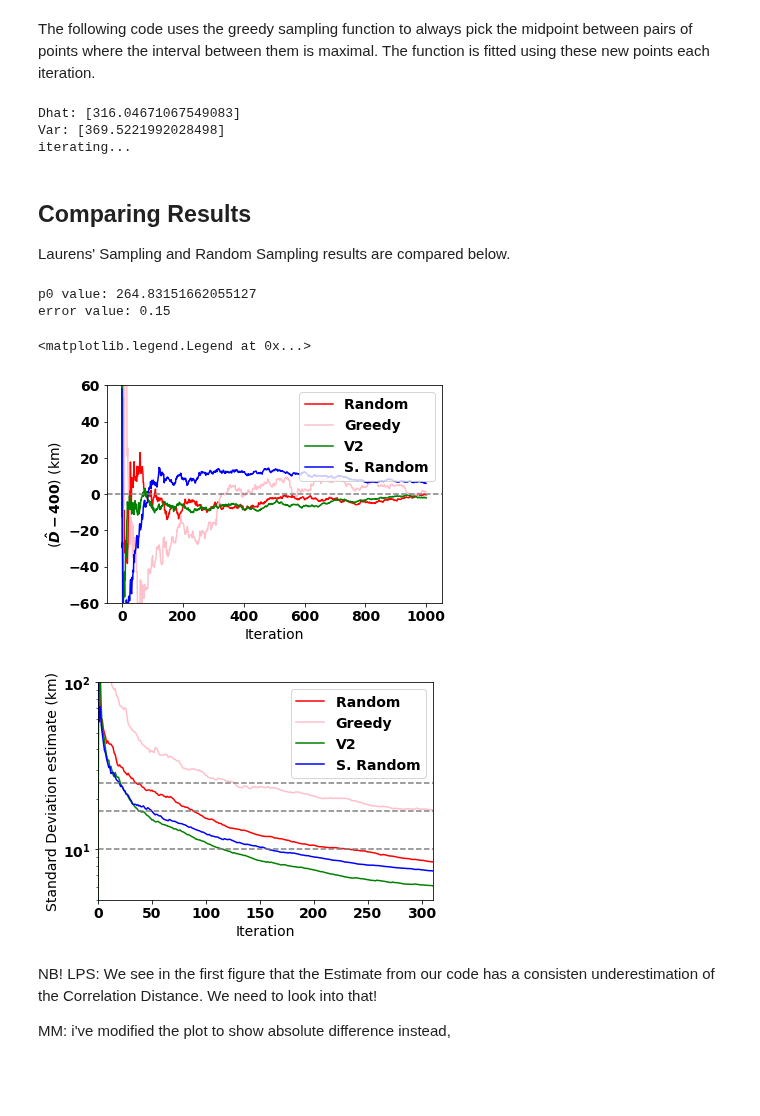
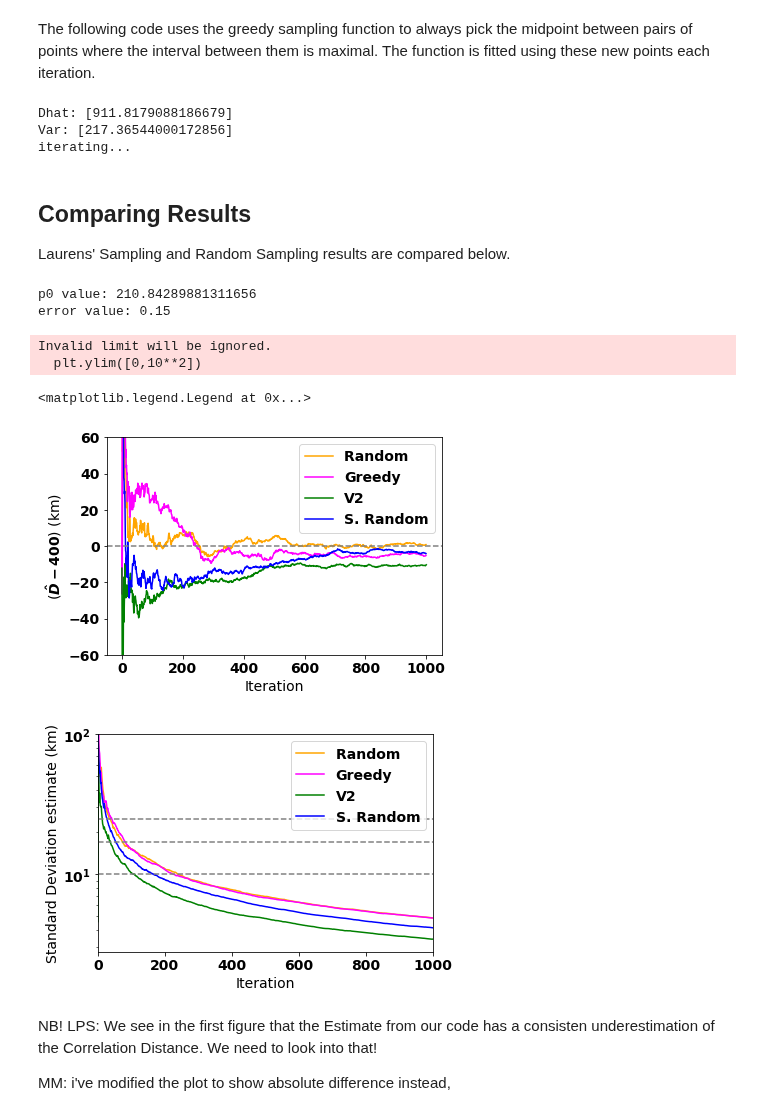
Before and after one commit to mustafa-majid-uu/curvefit_sampling, a Jupyter notebook: sampling_v2.ipynb, the cells around one changed output. Drawn from its saved outputs; the diff is of its cells as text; code cells hidden in the pictures; blank space fills up the shorter version.

Commit message:
equalized samples taken per iteration

```diff
--- a/sampling_v2.ipynb
+++ b/sampling_v2.ipynb
@@ -120,10 +120,11 @@ cov_arr_rnd = [] #store covariance estiamte per sampling iteration
 LowerBound = 100
 UpperBound = MaxDistance#4000
 xR , yR = [],[]
+m = 4 #no. of samples per iteration
 #generate random samples, with sample size "n" equal to each iteration number
 for i in range(0,iterations):
     sample_size.append(i)   #this list will be used as the x-axis in the plots, and it should start from sample size = 2
-    pair =  generate_random_samples(4,LowerBound,MaxDistance,e)     #generate i samples, with each distance value being within the range given, and st. error = e
+    pair =  generate_random_samples(m,LowerBound,MaxDistance,e)     #generate i samples, with each distance value being within the range given, and st. error = e
     xR.extend(pair[0])
     yR.extend(pair[1])
 
@@ -315,8 +316,8 @@ def samplechoice(lb,ub,numpoints):#calculate points and randomness range
     step = (ub - lb) / numpoints
 
     pts = [(lb+i*step) for i in range(0,numpoints)]
-    randrange = (ub-lb)/numpoints
-    print(pts,randrange)
+    randrange = (ub-lb)/(numpoints)
+
     return(pts,randrange)
 
 #np.#random.seed(8)
@@ -326,9 +327,8 @@ cov_arr3 = []
 x3 = []
 y3 = []
 
-
 i_arr3 = []  #used as x axis to plot iteration number. the loop will start from iteration no. 1(not 0) and the list will be updated each time.
-pts, randrange = samplechoice(LowerBound,MaxDistance,4) #generate ten equidistant points with some noise range for randomness
+pts, randrange = samplechoice(LowerBound,MaxDistance,m) #generate ten equidistant points with some noise range for randomness
 
 #each iteration add some noise to the points generated above to create stochastic jitter
 for i in range(0,iterations):
@@ -390,37 +390,36 @@ Dhat_greedy = []
 Var_greedy = []
 #begin with first two samples as the bounds of the range and fit function
 bounds = [100,MaxDistance]
-greedy_d = [bounds[0]]
-greedy_rho = [generate_value(bounds[0],e)]
-greedy_d.append(bounds[1])
-greedy_rho.append(generate_value(bounds[1],e))
-params, covs = optimize.curve_fit(cordist, xdata = greedy_d, ydata = greedy_rho, p0=rp0)
+xG = [bounds[0]]
+yG = [generate_value(bounds[0],e)]
+xG.append(bounds[1])
+yG.append(generate_value(bounds[1],e))
+params, covs = optimize.curve_fit(cordist, xdata = xG, ydata = yG, p0=rp0)
 Dhat_greedy.append(params[0])
 Var_greedy.append(sqrt(covs[0][0]))
-print("Dhat:",Dhat_greedy)
-print("Var:",Var_greedy)
-print("iterating...")
 
 i_arr2 = [0] #used as x-axis for plot
-get_d = greedy_sampling(greedy_d)
+get_d = greedy_sampling(xG)
 for i in range(1,iterations):
     i_arr2.append(i)
 
-    midp = next(get_d)
-    midrho = generate_value(midp,e)
-    greedy_d.append(midp)
-    greedy_rho.append(midrho)
+
+    for j in range(0,m):
+        midp = next(get_d)
+        midrho = generate_value(midp,e)
+        xG.append(midp)
+        yG.append(midrho)
     #print(greedy_d)
 
-    params, covs = optimize.curve_fit(cordist, xdata = greedy_d, ydata = greedy_rho, p0=rp0)
+    params, covs = optimize.curve_fit(cordist, xdata = xG, ydata = yG, p0=rp0)
     Dhat_greedy.append(params[0])
     Var_greedy.append(sqrt(covs[0][0]))
     #print("Dhat:",Dhat_greedy)
     #print("Var:",Var_greedy)
     #print()
 # %% [output]
-Dhat: [316.04671067549083]
-Var: [369.5221992028498]
+Dhat: [911.8179088186679]
+Var: [217.36544000172856]
 iterating...
 # %% [markdown]
 <h2>Comparing Results</h2>
@@ -439,47 +438,49 @@ Dhat_arr_diff = [absdiff(i) for i in Dhat_arr]
 Dhat_arr2_diff = [absdiff(i) for i in Dhat_arr2]
 Dhat_arr3_diff = [absdiff(i) for i in Dhat_arr3]
 Dhat_greedy_diff = [absdiff(i) for i in Dhat_greedy]
 
 #plot absolute difference (Dhat and actual true value of D)
 plt.figure(8)
-plt.plot(sample_size,Dhat_arr_rnd_diff, c='red' ) #random random
-plt.plot(i_arr2,Dhat_greedy_diff,c='pink') #greedy
+plt.plot(sample_size,Dhat_arr_rnd_diff, c='orange',label='Rnd' ) #random random
+plt.plot(i_arr2,Dhat_greedy_diff,c='magenta',label='Greedy') #greedy
 #plt.plot(i_arr,Dhat_arr_diff, c='red' ) #V1
-plt.plot(i_arr,Dhat_arr2_diff, c='green' ) #v2
-plt.plot(i_arr3,Dhat_arr3_diff, c='blue' ) #systematic random
+plt.plot(i_arr,Dhat_arr2_diff, c='green', label = 'V2') #v2
+plt.plot(i_arr3,Dhat_arr3_diff, c='blue',label='S. Rnd' ) #systematic random
 plt.axhline(y=0, color='gray', linestyle='--')
 plt.ylim([-60,+60])
 plt.ylabel('($\hat{D} - 400$) (km)')
 plt.xlabel('Iteration')
 #plt.xlim(0,310)
 plt.legend(('Random ','Greedy','V2','S. Random'),loc="upper right")
 #plt.legend(('V2','V3'),loc="upper right")
 
 
 #plot standard deviation for the algorithms
 plt.figure(6)
-plt.plot(sample_size,cov_arr_rnd, c='red' )
-plt.plot(i_arr2,Var_greedy,c='pink')
+plt.plot(sample_size,cov_arr_rnd, c='orange' ,label='Rnd')
+plt.plot(i_arr2,Var_greedy,c='magenta',label='Greedy')
 #plt.plot(i_arr,cov_arr, c='red' )
-plt.plot(i_arr,cov_arr2, c='green' )
-plt.plot(i_arr3,cov_arr3, c='blue' )
+plt.plot(i_arr,cov_arr2, c='green', label = 'V2' )
+plt.plot(i_arr3,cov_arr3, c='blue',label='S. Rnd' )
 plt.axhline(y=(10), color='gray', linestyle='--')
 plt.axhline(y=(25), color='gray', linestyle='--')
 plt.axhline(y=(17), color='gray', linestyle='--')
 
 plt.yscale('log')
-plt.ylim([5,10**2])
+plt.ylim([0,10**2])
 plt.ylabel('Standard Deviation estimate (km)') # LPS: As there is only one variable, this is the variance of this variable.
 plt.xlabel('Iteration')
-plt.xlim(0,310)
+plt.xlim(0,1000)
 plt.legend(('Random ','Greedy','V2','S. Random'),loc="upper right")
 #plt.legend(('V2','V3'),loc="upper right")
 # %% [output]
-p0 value: 264.83151662055127
+p0 value: 210.84289881311656
 error value: 0.15
-<matplotlib.legend.Legend at 0x...>
+Invalid limit will be ignored.
+  plt.ylim([0,10**2])
+<matplotlib.legend.Legend at 0x...>
-[figure, old version]
+[figure, new version]
-[figure, old version]
+[figure, new version]
 # %% [markdown]
 NB! LPS: We see in the first figure that the Estimate from our code has a consisten underestimation of the Correlation Distance. We need to look into that!
 
```
Also changed, not shown: parts of 2 cells of this notebook.
